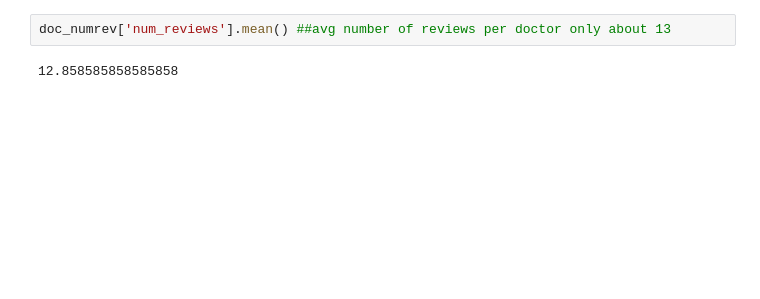
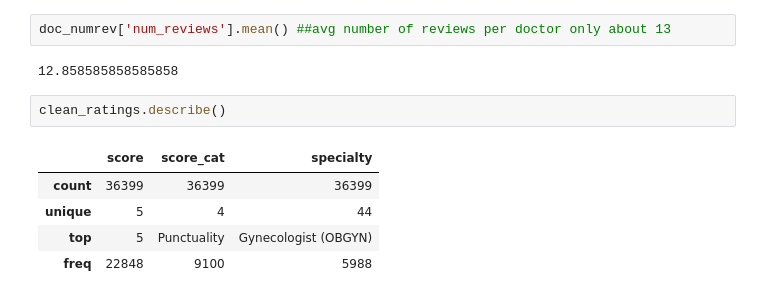
Before and after one commit to gwenkf/NYCDSA_scrapyproj, a Jupyter notebook: cleaningDocData.ipynb, the cells around one changed output. Cells and saved outputs as stored; diff of their text form; blank space fills up the shorter version.

```diff
--- a/cleaningDocData.ipynb
+++ b/cleaningDocData.ipynb
@@ -546,3 +543,11 @@ py.iplot(data, filename='overall_histo')
 doc_numrev['num_reviews'].mean() ##avg number of reviews per doctor only about 13
 # %% [output]
 12.858585858585858
+# %%
+clean_ratings.describe()
+# %% [output]
+|  | score | score_cat | specialty |
+| count | 36399 | 36399 | 36399 |
+| unique | 5 | 4 | 44 |
+| top | 5 | Punctuality | Gynecologist (OBGYN) |
+| freq | 22848 | 9100 | 5988 |
```
Also changed, not shown: parts of 3 cells of this notebook.
